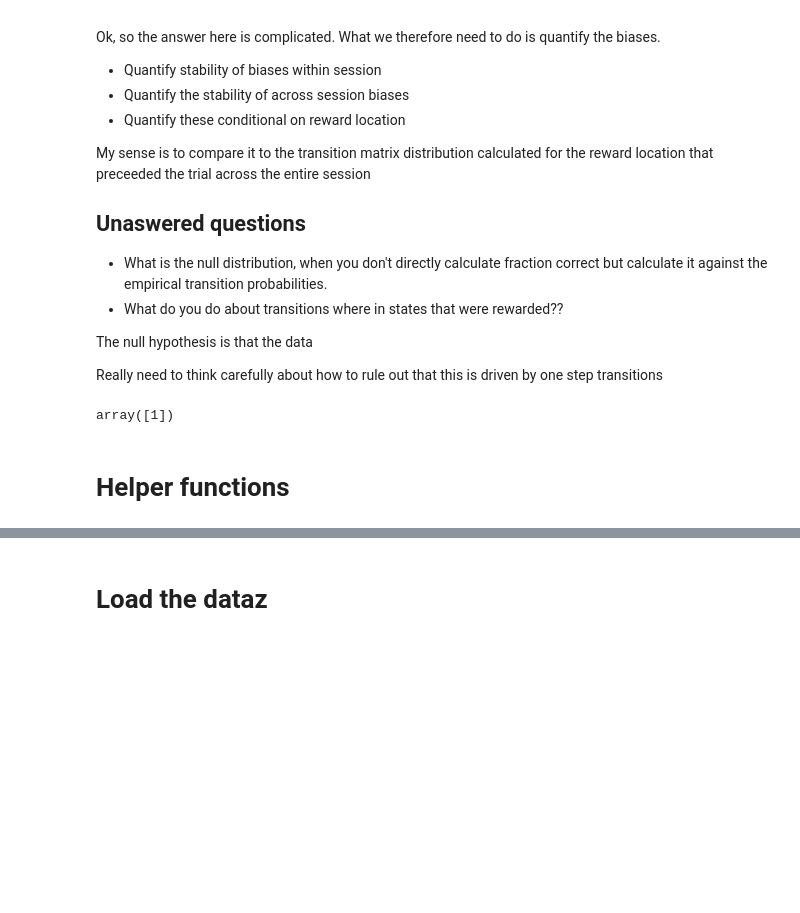
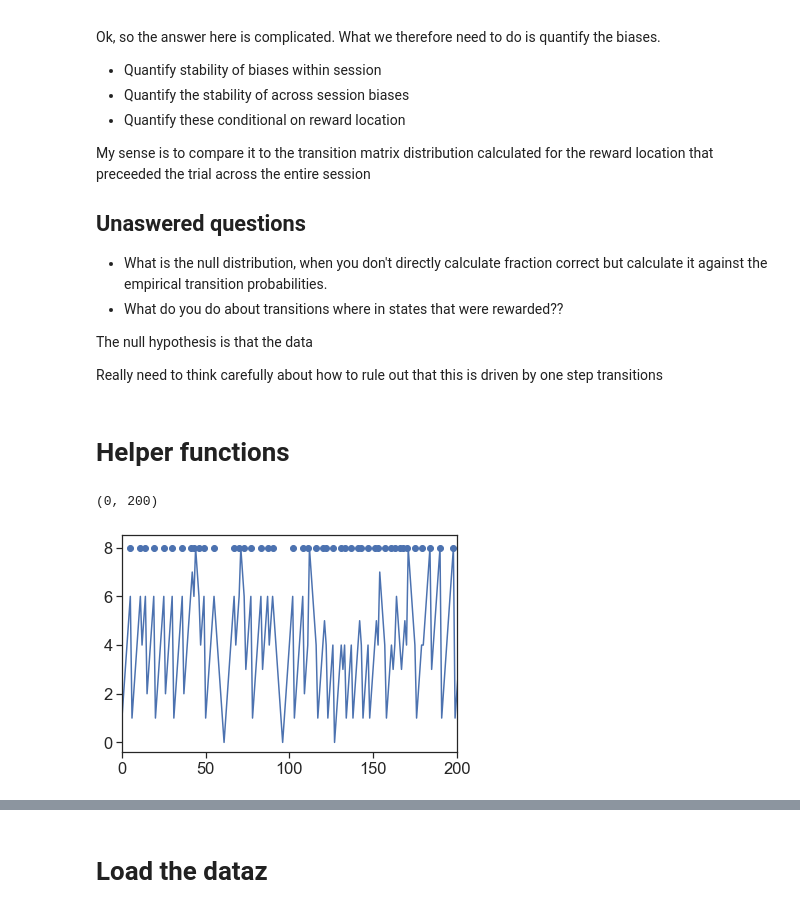
Before and after one commit to yves-weissenberger/line_loop, a Jupyter notebook: project_notebooks/line_loop/navi/model_based_analysis_new_data_clean.ipynb, the cells around one changed output, grey strips where cells are left out. Saved outputs shown, nothing was run; the diff lists cells and outputs as text; code cells hidden in the pictures; blank space fills up the shorter version.

```diff
--- a/project_notebooks/line_loop/navi/model_based_analysis_new_data_clean.ipynb
+++ b/project_notebooks/line_loop/navi/model_based_analysis_new_data_clean.ipynb
@@ -79,10 +79,6 @@ poke_pos = [ [149,0],
               [149,124]]
 # %%
 from mouse_poker.navi import *
-# %%
-np.array([0,1])[1:]
-# %% [output]
-array([1])
 # %% [markdown]
 # Helper functions
 # %%
@@ -142,2 +142,9 @@ def get_transition_matrix(state_seq,rew_list,forced_seq,minNrew=0,set_rew_indice
+# %%
+plt.plot(state_seq)
+plt.scatter(np.where(rew_list)[0],[8]*len(np.where(rew_list)[0]))
+plt.xlim(0,200)
+# %% [output]
+(0, 200)
+[figure, added]
 # %%
 
```
Also changed, not shown: parts of 5 cells of this notebook, 3 other files.
